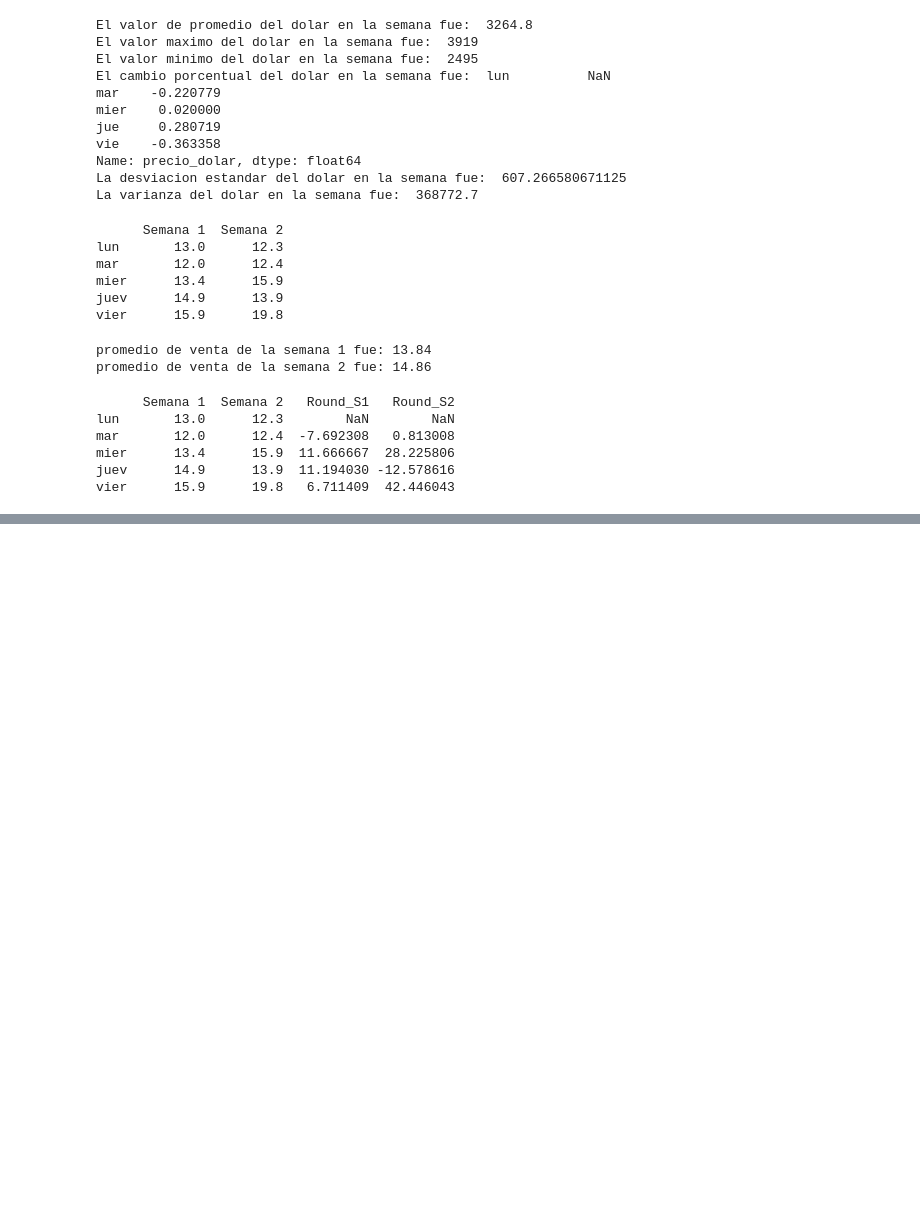
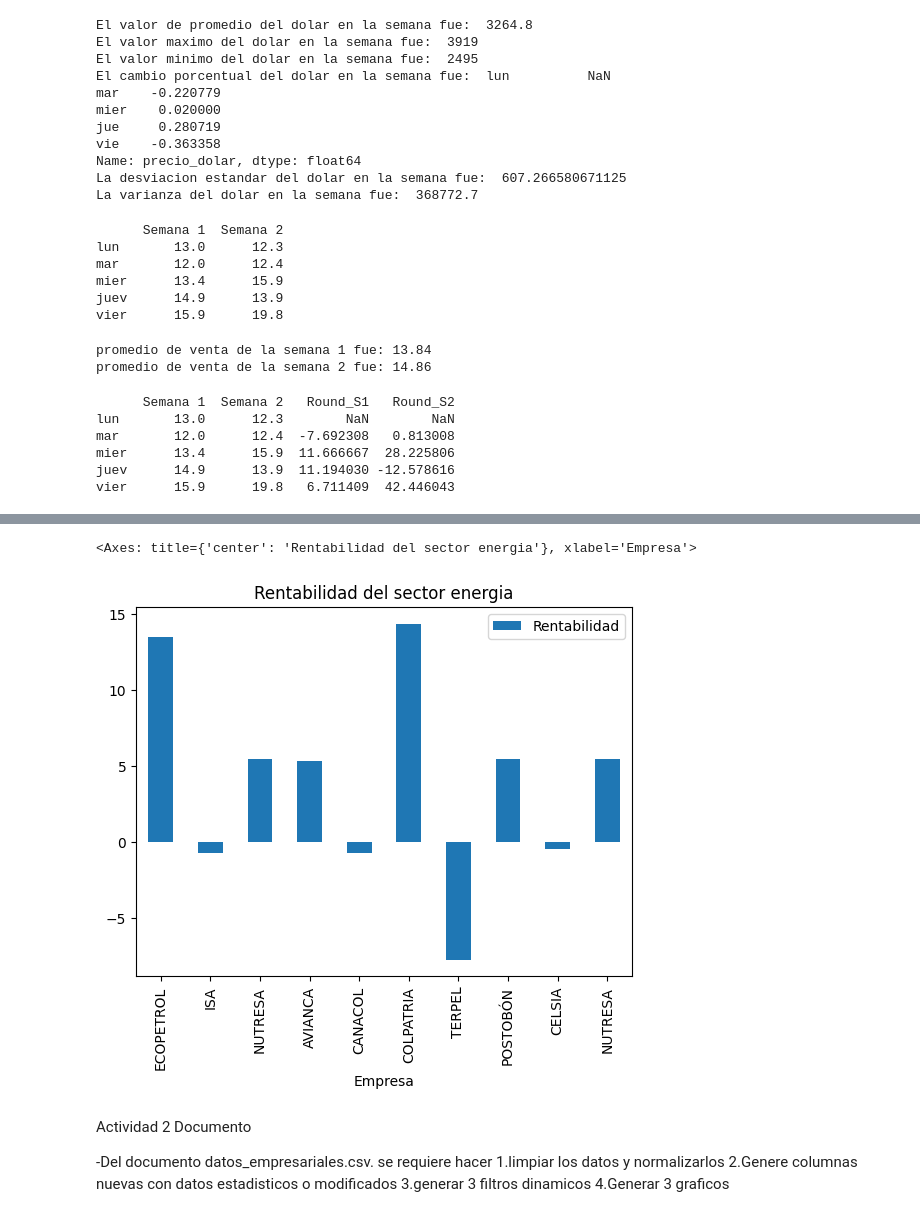
Before and after one commit to juandiegoescobar05-arch/Curso-an-lisis-de-datos-, a Jupyter notebook: Clase_analisis_de_datos.ipynb, the cells around one changed output, grey strips where cells are left out. Saved outputs shown, nothing was run; the diff lists cells and outputs as text; code cells hidden in the pictures; blank space fills up the shorter version.

```diff
--- a/Clase_analisis_de_datos.ipynb
+++ b/Clase_analisis_de_datos.ipynb
@@ -827,0 +1177,9 @@ vier      15.9      19.8   6.711409  42.446043
+# %%
+## Cargar un archivo CSV con pandas
+import pandas as pd
+df=pd.read_csv("/content/empresas.csv")
+df['Rentabilidad'].fillna(df['Rentabilidad'].mean(), inplace=True)
+df['Sector']=df['Sector'].fillna('Desconocido')
+df['Empresa']=df['Empresa'].str.upper()
+df['Sector']=df['Sector'].str.upper()
+print(df)
@@ -827,0 +1299,23 @@ vier      15.9      19.8   6.711409  42.446043
+# %%
+##visualizacion del subconjunto de datos
+
+f_sector='ENERGÍA'
+f_ren=0
+#flitro que debe tener las 2 condiciones "&"
+filtro=(df['Sector']==f_sector)|(df['Rentabilidad']>f_ren)
+
+df_datos_filtrados= df[filtro]
+
+df_datos_filtrados.plot(kind='bar',x='Empresa',y='Rentabilidad',
+                        title='Rentabilidad del sector energia')
+# %% [output]
+<Axes: title={'center': 'Rentabilidad del sector energia'}, xlabel='Empresa'>
+[figure, added]
+# %% [markdown]
+Actividad 2 Documento
+
+-Del documento datos_empresariales.csv. se requiere hacer
+1.limpiar los datos y normalizarlos
+2.Genere columnas nuevas con datos estadisticos o modificados
+3.generar 3 filtros dinamicos
+4.Generar 3 graficos
```
Also changed, not shown: parts of 39 cells of this notebook.
